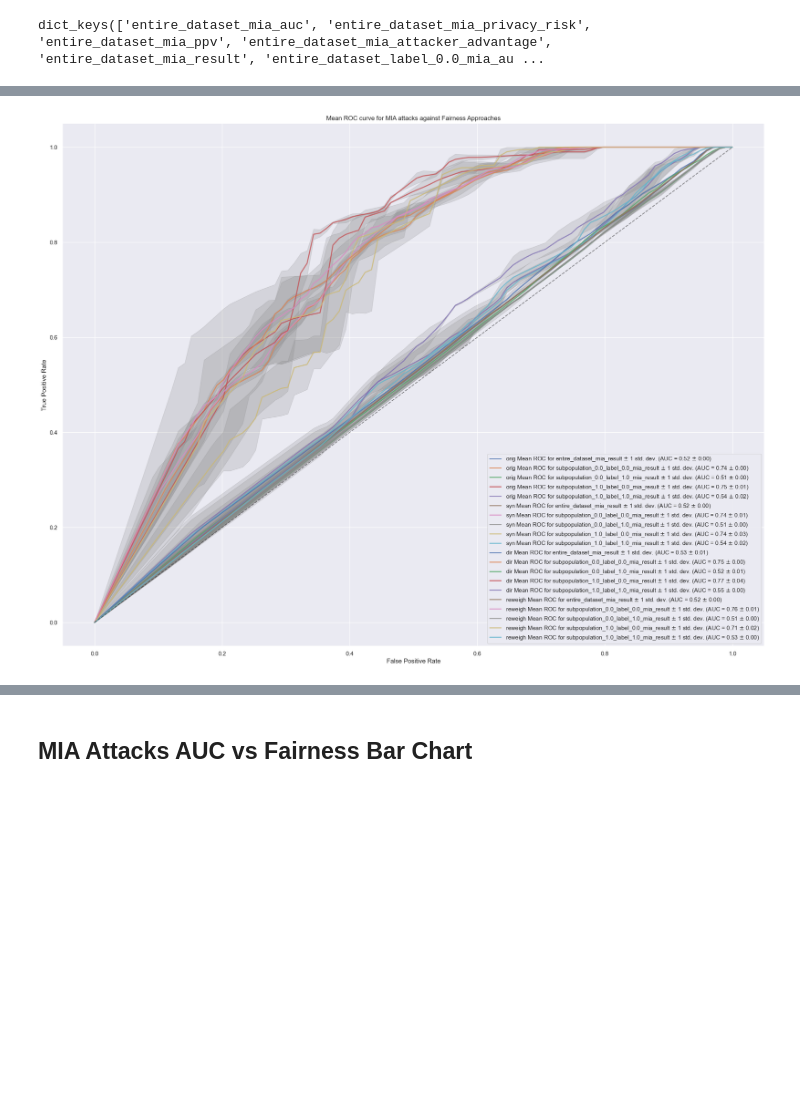
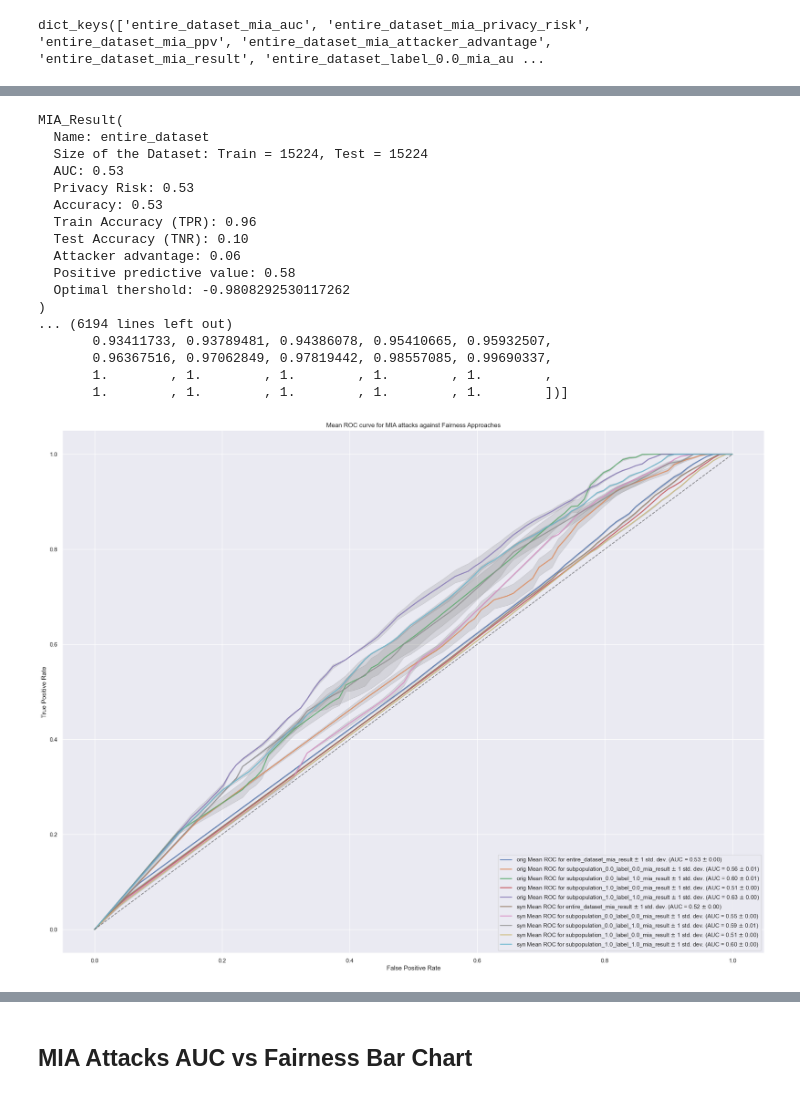
Before and after one commit to VerifAI-inc/mia-privacy-fairness, a Jupyter notebook: fairness_notebook_law_race_dt.ipynb, the cells around one changed output, grey strips where cells are left out. Drawn from its saved outputs; the diff is of its cells as text; code cells hidden in the pictures; blank space fills up the shorter version.

```diff
--- a/fairness_notebook_law_race_dt.ipynb
+++ b/fairness_notebook_law_race_dt.ipynb
@@ -186,0 +277,9 @@ dataset_orig_train?
+# %%
+def delete_logs():
+    # Search for directories ending with _group reor _pop
+    for pattern in ["*_group", "*_pop"]:
+        # Find matching directories
+        for log_dir in glob.glob(pattern):
+            if os.path.exists(log_dir) and os.path.isdir(log_dir):  # Ensure it's a directory
+                shutil.rmtree(log_dir)
+                print(f"{log_dir} deleted.")
@@ -725,7 +1103,7 @@ orig_mia_error_metrics = {k: v for (k,v) in orig_mia_metrics.items() if k.endswi
 transf_mia_error_metrics = {k: v for (k,v) in transf_mia_metrics.items() if k.endswith("_mia_privacy_risk")}
 reweigh_mia_error_metrics = {k: v for (k,v) in reweigh_mia_metrics.items() if k.endswith("_mia_privacy_risk")}
 dir_mia_error_metrics = {k: v for (k,v) in dir_mia_metrics.items() if k.endswith("_mia_privacy_risk")}
-egr_mia_error_metrics = {k: v for (k,v) in egr_mia_metrics.items() if k.endswith("_mia_privacy_risk")}
+eg_mia_error_metrics = {k: v for (k,v) in eg_mia_metrics.items() if k.endswith("_mia_privacy_risk")}
 #orig_mia_metrics
 # %%
 advantage_metrics_arrays = []
@@ -741,9 +1119,9 @@ for key in reweigh_mia_error_metrics.keys():
 for key in dir_mia_error_metrics.keys():
     for val in dir_mia_error_metrics[key]:
         advantage_metrics_arrays.append(["dir", key.replace("_mia_attacker_advantage", ""), val])
-for key in egr_mia_error_metrics.keys():
-    for val in egr_mia_error_metrics[key]:
-        advantage_metrics_arrays.append(["egr", key.replace("_mia_attacker_advantage", ""), val])
+for key in eg_mia_error_metrics.keys():
+    for val in eg_mia_error_metrics[key]:
+        advantage_metrics_arrays.append(["eg", key.replace("_mia_attacker_advantage", ""), val])
 # %%
 df = pd.DataFrame(advantage_metrics_arrays,columns=["Fairness", "MIA", "Privacy Risk"])
 df
@@ -811,8 +1189,11 @@ dict_keys(['entire_dataset_mia_auc', 'entire_dataset_mia_privacy_risk', 'entire_
 # for orig dataset with different subpopulations
 fig, ax = plt.subplots(figsize=(10, 8))
 
-for key in ["entire_dataset_mia_result", "subpopulation_0.0_label_0.0_mia_result",
-            "subpopulation_0.0_label_1.0_mia_result", "subpopulation_1.0_label_0.0_mia_result", "subpopulation_1.0_label_1.0_mia_result"]:
+for key in ["entire_dataset_mia_result",
+            "subpopulation_0.0_label_0.0_mia_result",
+            "subpopulation_0.0_label_1.0_mia_result",
+            "subpopulation_1.0_label_0.0_mia_result",
+            "subpopulation_1.0_label_1.0_mia_result"]:
      # fprs = [mia_res.fpr for mia_res in orig_mia_metrics[key]]
     # tprs = [mia_res.tpr for mia_res in orig_mia_metrics[key]]
     tprs = []
@@ -874,9 +1255,12 @@ plt.show()
 # fig, ax = plt.subplots(figsize=(12, 10))
 fig, ax = plt.subplots(figsize=(24, 18))
 
-for mia_metrics, name in zip([orig_mia_metrics, transf_mia_metrics, dir_mia_metrics, reweigh_mia_metrics], ["orig", "syn", "dir", "reweigh"] ):
-    for key in ["entire_dataset_mia_result", "subpopulation_0.0_label_0.0_mia_result",
-            "subpopulation_0.0_label_1.0_mia_result", "subpopulation_1.0_label_0.0_mia_result",
+for mia_metrics, name in zip([orig_mia_metrics, transf_mia_metrics], ["orig", "syn"]):
+#                               dir_mia_metrics, reweigh_mia_metrics], ["orig", "syn", "dir", "reweigh"] ):
+    for key in ["entire_dataset_mia_result",
+                "subpopulation_0.0_label_0.0_mia_result",
+                "subpopulation_0.0_label_1.0_mia_result",
+                "subpopulation_1.0_label_0.0_mia_result",
                 "subpopulation_1.0_label_1.0_mia_result"]:
 
         # fprs = [mia_res.fpr for mia_res in orig_mia_metrics[key]]
@@ -889,12 +1273,14 @@ for mia_metrics, name in zip([orig_mia_metrics, transf_mia_metrics, dir_mia_metr
         mean_fpr = np.linspace(0, 1, 100)
 
         for mia_res in mia_metrics[key]:
+            print(mia_res)
             interp_tpr = np.interp(mean_fpr, mia_res.fpr, mia_res.tpr)
             interp_tpr[0] = 0.0
             tprs.append(interp_tpr)
             aucs.append(mia_res.get_auc())
 
         #print(mean_fpr)
+        print(tprs)
         mean_tpr = np.mean(tprs, axis=0)
         mean_tpr[-1] = 1.0
 
@@ -908,34 +1294,51 @@ for mia_metrics, name in zip([orig_mia_metrics, transf_mia_metrics, dir_mia_metr
             label=r"%s Mean ROC for %s $\pm$ 1 std. dev. (AUC = %0.2f $\pm$ %0.2f)" % (name, key ,mean_auc, std_auc),
             lw=2,
             alpha=0.8,
         )
 
         std_tpr = np.std(tprs, axis=0)
         tprs_upper = np.minimum(mean_tpr + std_tpr, 1)
         tprs_lower = np.maximum(mean_tpr - std_tpr, 0)
         ax.fill_between(
             mean_fpr,
             tprs_lower,
             tprs_upper,
             color="grey",
             alpha=0.2,
             #label=r"$\pm$ 1 std. dev.",
         )
 
 
 plt.plot([0, 1], [0, 1],'k--', alpha=0.5)
 
 ax.set(
     xlabel="False Positive Rate",
     ylabel="True Positive Rate",
     title=f"Mean ROC curve for MIA attacks against Fairness Approaches",
 )
 ax.legend(loc="lower right")
 # ax.legend(loc="upper left")
 
 plt.show()
 # %% [output]
+MIA_Result(
+  Name: entire_dataset
+  Size of the Dataset: Train = 15224, Test = 15224
+  AUC: 0.53
+  Privacy Risk: 0.53
+  Accuracy: 0.53
+  Train Accuracy (TPR): 0.96
+  Test Accuracy (TNR): 0.10
+  Attacker advantage: 0.06
+  Positive predictive value: 0.58
+  Optimal thershold: -0.9808292530117262
+)
+... (6194 lines left out)
+       0.93411733, 0.93789481, 0.94386078, 0.95410665, 0.95932507,
+       0.96367516, 0.97062849, 0.97819442, 0.98557085, 0.99690337,
+       1.        , 1.        , 1.        , 1.        , 1.        ,
+       1.        , 1.        , 1.        , 1.        , 1.        ])]
-[figure, old version]
+[figure, new version]
 # %%
 # for entire dataset
 plt.figure(figsize=(10,8))
```
Also changed, not shown: parts of 83 cells of this notebook, 3 other files.
